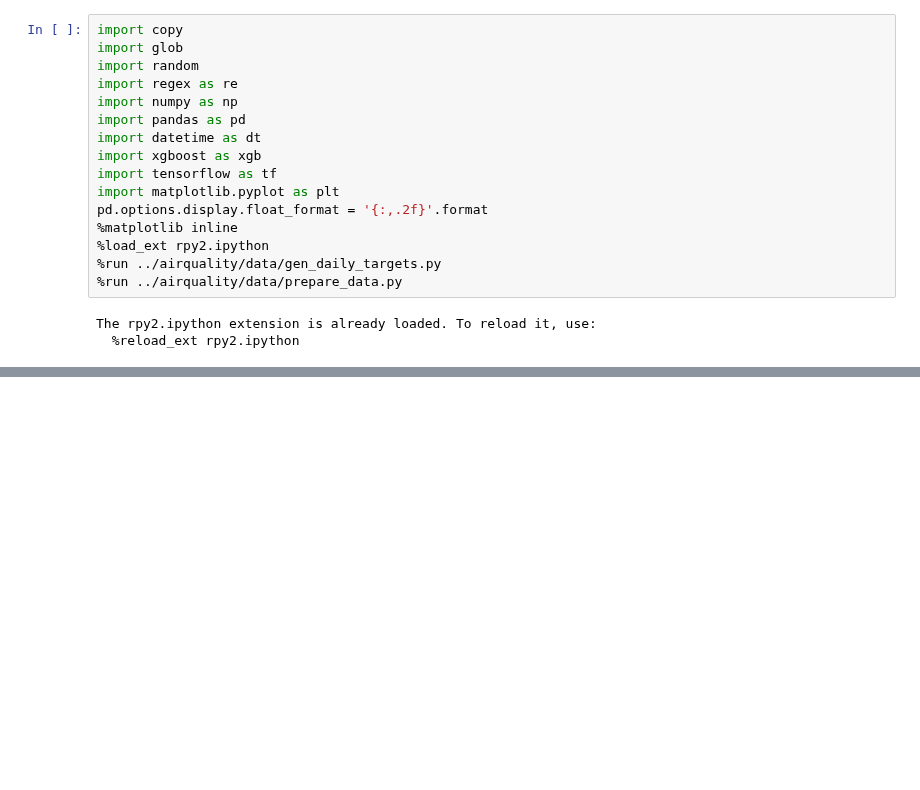
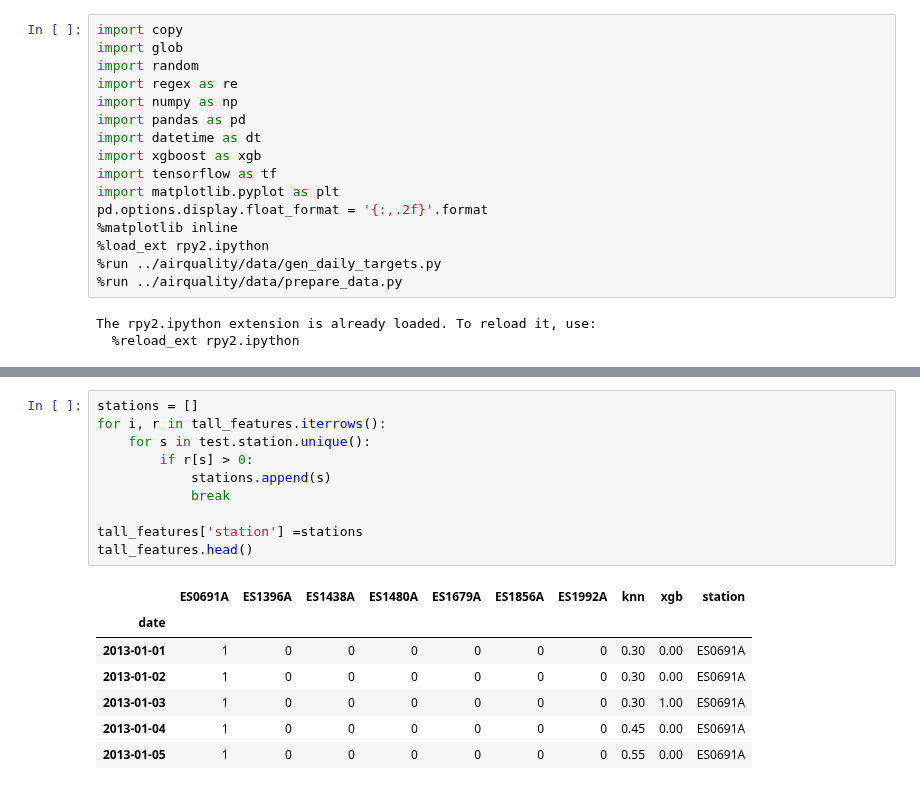
Before and after one commit to javiermas/BCNAirQualityDatathon, a Jupyter notebook: notebooks/Jonas_10.ipynb, the cells around one changed output, grey strips where cells are left out. Saved outputs shown, nothing was run; the diff lists cells and outputs as text; blank space fills up the shorter version.

```diff
--- a/notebooks/Jonas_10.ipynb
+++ b/notebooks/Jonas_10.ipynb
@@ -39,0 +107,18 @@ pred_knn.head()
+# %%
+stations = []
+for i, r in tall_features.iterrows():
+    for s in test.station.unique():
+        if r[s] > 0:
+            stations.append(s)
+            break
+
+tall_features['station'] =stations
+tall_features.head()
+# %% [output]
+|  | ES0691A | ES1396A | ES1438A | ES1480A | ES1679A | ES1856A | ES1992A | knn | xgb | station |
+| date |  |  |  |  |  |  |  |  |  |  |
+| 2013-01-01 | 1 | 0 | 0 | 0 | 0 | 0 | 0 | 0.30 | 0.00 | ES0691A |
+| 2013-01-02 | 1 | 0 | 0 | 0 | 0 | 0 | 0 | 0.30 | 0.00 | ES0691A |
+| 2013-01-03 | 1 | 0 | 0 | 0 | 0 | 0 | 0 | 0.30 | 1.00 | ES0691A |
+| 2013-01-04 | 1 | 0 | 0 | 0 | 0 | 0 | 0 | 0.45 | 0.00 | ES0691A |
+| 2013-01-05 | 1 | 0 | 0 | 0 | 0 | 0 | 0 | 0.55 | 0.00 | ES0691A |
```
Also changed, not shown: parts of 13 cells of this notebook, 10 other files.
